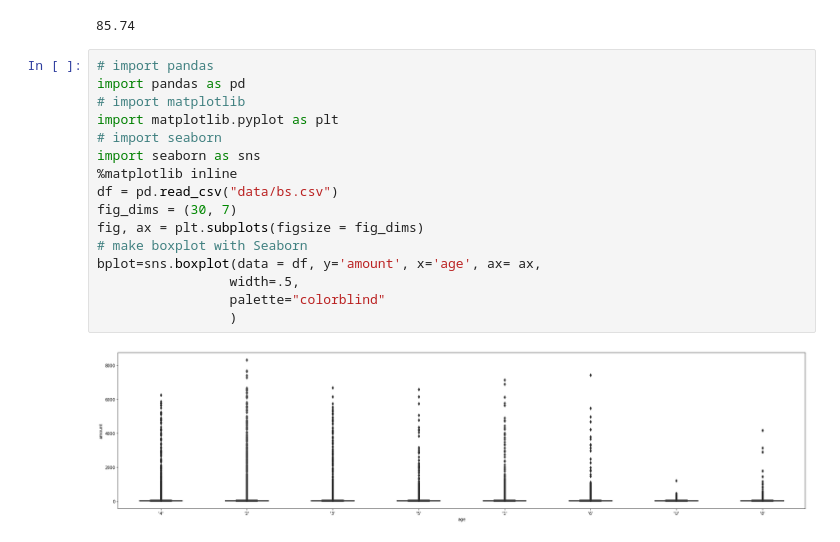
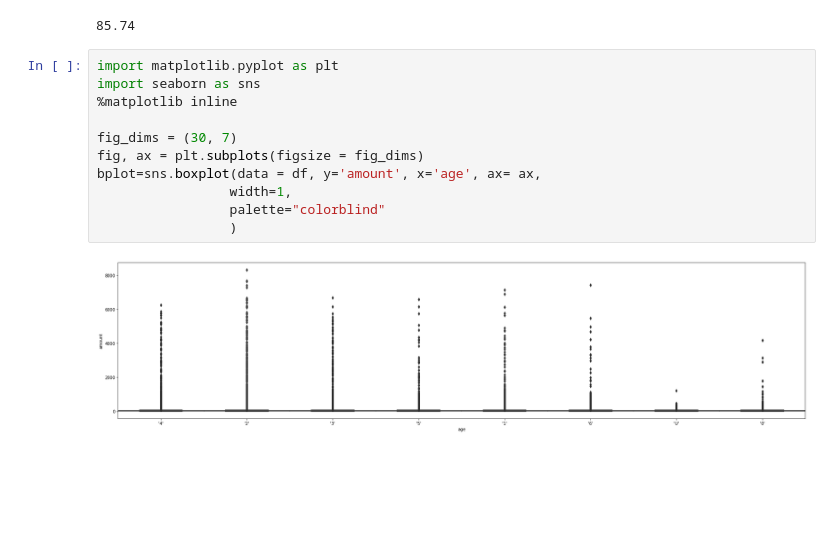
Before and after one commit to IanMMuldoon/FinFraud, a Jupyter notebook: fin.ipynb, the cells around one changed output. Saved outputs shown, nothing was run; the diff lists cells and outputs as text; blank space fills up the shorter version.

```diff
--- a/fin.ipynb
+++ b/fin.ipynb
@@ -215,21 +214,16 @@ Interquartile Range for amount:
 Maximum outliers for amount:
 85.74
 # %%
-# import pandas
-import pandas as pd
-# import matplotlib
 import matplotlib.pyplot as plt
-# import seaborn
 import seaborn as sns
 %matplotlib inline
-df = pd.read_csv("data/bs.csv")
+
 fig_dims = (30, 7)
 fig, ax = plt.subplots(figsize = fig_dims)
-# make boxplot with Seaborn
 bplot=sns.boxplot(data = df, y='amount', x='age', ax= ax,
-                 width=.5,
+                 width=1,
                  palette="colorblind"
                  )
 # %% [output]
-[figure, old version]
+[figure, new version]
 # %%
```
Also changed, not shown: parts of 12 cells of this notebook, 1 other file.
